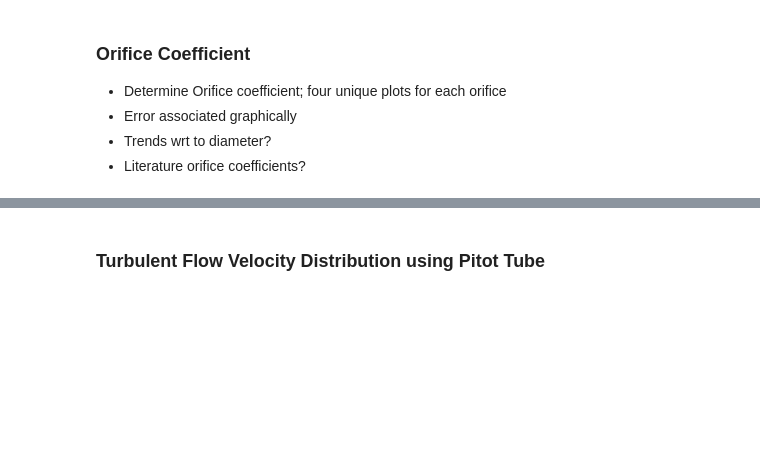
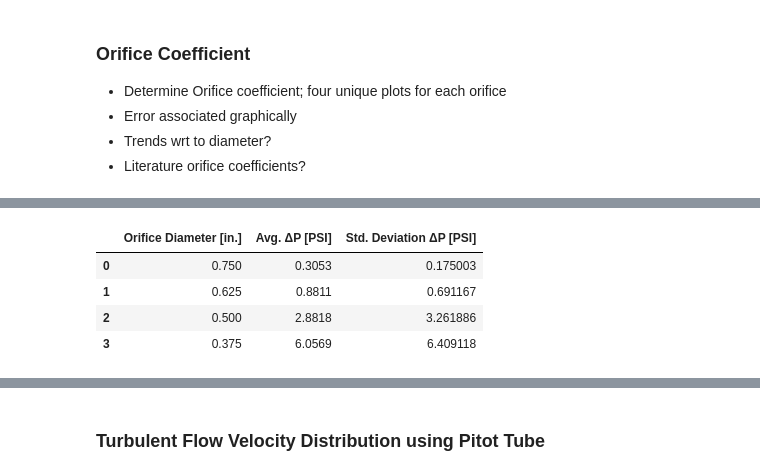
Before and after one commit to AshKuhlmann/CBE154, a Jupyter notebook: Flow Measurement - Data Analysis.ipynb, the cells around one changed output, grey strips where cells are left out. Cells and saved outputs as stored; diff of their text form; code cells hidden in the pictures; blank space fills up the shorter version.

```diff
--- a/Flow Measurement - Data Analysis.ipynb
+++ b/Flow Measurement - Data Analysis.ipynb
@@ -183,0 +223,12 @@ What is pressure recovery in a Venturi Meter? How is it calculated/measured?
+# %%
+pressure_recovery_stats = {'Orifice Diameter [in.]': [0.75, 0.625, 0.5, 0.375],
+                           'Avg. \u0394P [PSI]': [np.mean(y1), np.mean(y2), np.mean(y3), np.mean(y4)],
+                           'Std. Deviation \u0394P [PSI]': [np.std(y1), np.std(y2), np.std(y3), np.std(y4)]}
+pressure_recovery_stats_df = pd.DataFrame(pressure_recovery_stats)
+pressure_recovery_stats_df
+# %% [output]
+|  | Orifice Diameter [in.] | Avg. ΔP [PSI] | Std. Deviation ΔP [PSI] |
+| 0 | 0.750 | 0.3053 | 0.175003 |
+| 1 | 0.625 | 0.8811 | 0.691167 |
+| 2 | 0.500 | 2.8818 | 3.261886 |
+| 3 | 0.375 | 6.0569 | 6.409118 |
```
Also changed, not shown: parts of 9 cells of this notebook, 2 other files.
